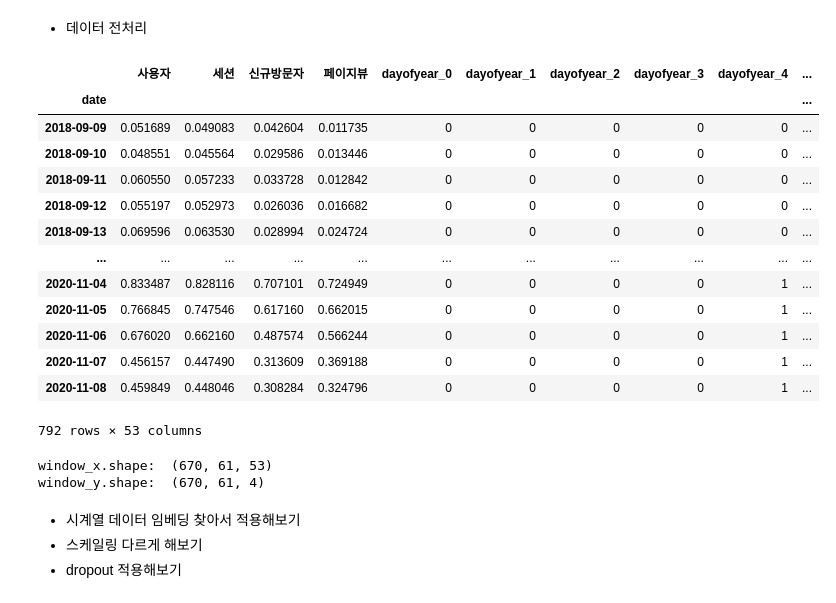
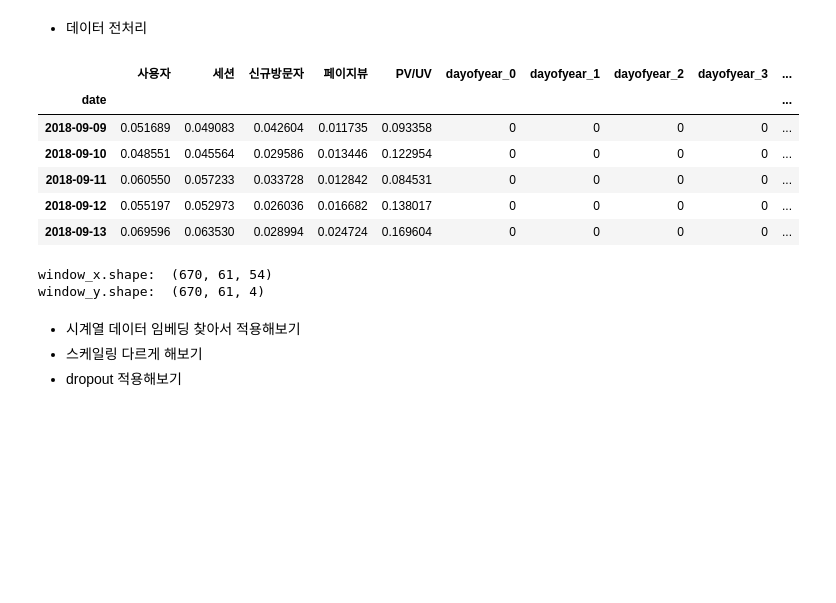
Before and after one commit to juhee3199/DACON_CUP, a Jupyter notebook: lstm_feature_추가.ipynb, the cells around one changed output. Cells and saved outputs as stored; diff of their text form; code cells hidden in the pictures; blank space fills up the shorter version.

```diff
--- a/lstm_feature_추가.ipynb
+++ b/lstm_feature_추가.ipynb
@@ -48,3 +70,12 @@ train_df.head()
 | 2 | 2018-09-11 | 329 | 310 | 58 | 1998 |
 | 3 | 2018-09-12 | 300 | 287 | 45 | 2595 |
 | 4 | 2018-09-13 | 378 | 344 | 50 | 3845 |
+# %%
+# 사용자와 세션의 관계
+'''
+print((train_df['사용자']-train_df['세션']).mean())
+
+train_df['UV_S_diff'] = abs(train_df['사용자']-train_df['세션'])
+train_df['UV_S_diff'].unique()
+
+'''
@@ -50,0 +84,10 @@ train_df.head()
+# %%
+# 사용자와 페이지뷰의 관계
+
+# 페이지뷰: 홈페이지에 들어온 접속자가 둘러 본 페이지수.
+# PV/UV : 한 사용자가 둘러본 페이지 수.
+
+
+
+train_df['PV/UV'] = train_df['페이지뷰']/train_df['사용자']
+train_df.head()
@@ -51,6 +103,5 @@ train_df.head()
 # %%
 # date 기준 변수 만들기
-
 
 
 def create_features(df):
@@ -67,7 +118,9 @@ def create_features(df):
     df['dayofmonth'] = pd.to_datetime(df['date']).dt.day
     df['weekofyear'] = pd.to_datetime(df['date']).dt.weekofyear
 
-    X = df[['사용자','세션','신규방문자','페이지뷰','date','dayofweek','quarter','month','year' #]]
+    X = df[['사용자','세션','신규방문자','페이지뷰'
+          ,  'PV/UV'
+          ,'date','dayofweek','quarter','month','year'
            ,'dayofyear','dayofmonth','weekofyear']]
     X.set_index('date', inplace = True)
     X.index = pd.to_datetime(X.index)
@@ -200,32 +239,25 @@ info_submission =  pd.read_csv(path +'/open_data/info_submission.csv', encoding
 # %%
 # scaling
 
-mini = train.iloc[:,:4].min()
-size = train.iloc[:,:4].max() - train.iloc[:,:4].min()
-train.iloc[:,:4] = (train.iloc[:,:4] -  mini) / size
-train
+mini = train.iloc[:,:5].min()
+size = train.iloc[:,:5].max() - train.iloc[:,:5].min()
+train.iloc[:,:5] = (train.iloc[:,:5] -  mini) / size
+train.head()
 # %% [output]
-|  | 사용자 | 세션 | 신규방문자 | 페이지뷰 | dayofyear_0 | dayofyear_1 | dayofyear_2 | dayofyear_3 | dayofyear_4 | ... |
+|  | 사용자 | 세션 | 신규방문자 | 페이지뷰 | PV/UV | dayofyear_0 | dayofyear_1 | dayofyear_2 | dayofyear_3 | ... |
 | date |  |  |  |  |  |  |  |  |  | ... |
-| 2018-09-09 | 0.051689 | 0.049083 | 0.042604 | 0.011735 | 0 | 0 | 0 | 0 | 0 | ... |
-| 2018-09-10 | 0.048551 | 0.045564 | 0.029586 | 0.013446 | 0 | 0 | 0 | 0 | 0 | ... |
-| 2018-09-11 | 0.060550 | 0.057233 | 0.033728 | 0.012842 | 0 | 0 | 0 | 0 | 0 | ... |
-| 2018-09-12 | 0.055197 | 0.052973 | 0.026036 | 0.016682 | 0 | 0 | 0 | 0 | 0 | ... |
-| 2018-09-13 | 0.069596 | 0.063530 | 0.028994 | 0.024724 | 0 | 0 | 0 | 0 | 0 | ... |
-| ... | ... | ... | ... | ... | ... | ... | ... | ... | ... | ... |
-| 2020-11-04 | 0.833487 | 0.828116 | 0.707101 | 0.724949 | 0 | 0 | 0 | 0 | 1 | ... |
-| 2020-11-05 | 0.766845 | 0.747546 | 0.617160 | 0.662015 | 0 | 0 | 0 | 0 | 1 | ... |
-| 2020-11-06 | 0.676020 | 0.662160 | 0.487574 | 0.566244 | 0 | 0 | 0 | 0 | 1 | ... |
-| 2020-11-07 | 0.456157 | 0.447490 | 0.313609 | 0.369188 | 0 | 0 | 0 | 0 | 1 | ... |
-| 2020-11-08 | 0.459849 | 0.448046 | 0.308284 | 0.324796 | 0 | 0 | 0 | 0 | 1 | ... |
+| 2018-09-09 | 0.051689 | 0.049083 | 0.042604 | 0.011735 | 0.093358 | 0 | 0 | 0 | 0 | ... |
+| 2018-09-10 | 0.048551 | 0.045564 | 0.029586 | 0.013446 | 0.122954 | 0 | 0 | 0 | 0 | ... |
+| 2018-09-11 | 0.060550 | 0.057233 | 0.033728 | 0.012842 | 0.084531 | 0 | 0 | 0 | 0 | ... |
+| 2018-09-12 | 0.055197 | 0.052973 | 0.026036 | 0.016682 | 0.138017 | 0 | 0 | 0 | 0 | ... |
+| 2018-09-13 | 0.069596 | 0.063530 | 0.028994 | 0.024724 | 0.169604 | 0 | 0 | 0 | 0 | ... |
-792 rows × 53 columns
 # %%
 # scaling
 
 input_window = 61
 output_window = 61 # 7
 
-window_x = np.zeros((train.shape[0] - (input_window + output_window), input_window, 53))
+window_x = np.zeros((train.shape[0] - (input_window + output_window), input_window, 54))
 window_y = np.zeros((train.shape[0] - (input_window + output_window), output_window, 4))
 
 for start in range(train.shape[0] - (input_window + output_window)):
@@ -237,7 +269,7 @@ for start in range(train.shape[0] - (input_window + output_window)):
 print('window_x.shape: ', window_x.shape)
 print('window_y.shape: ', window_y.shape)
 # %% [output]
-window_x.shape:  (670, 61, 53)
+window_x.shape:  (670, 61, 54)
 window_y.shape:  (670, 61, 4)
 # %%
 # window_x
```
Also changed, not shown: parts of 41 cells of this notebook.
